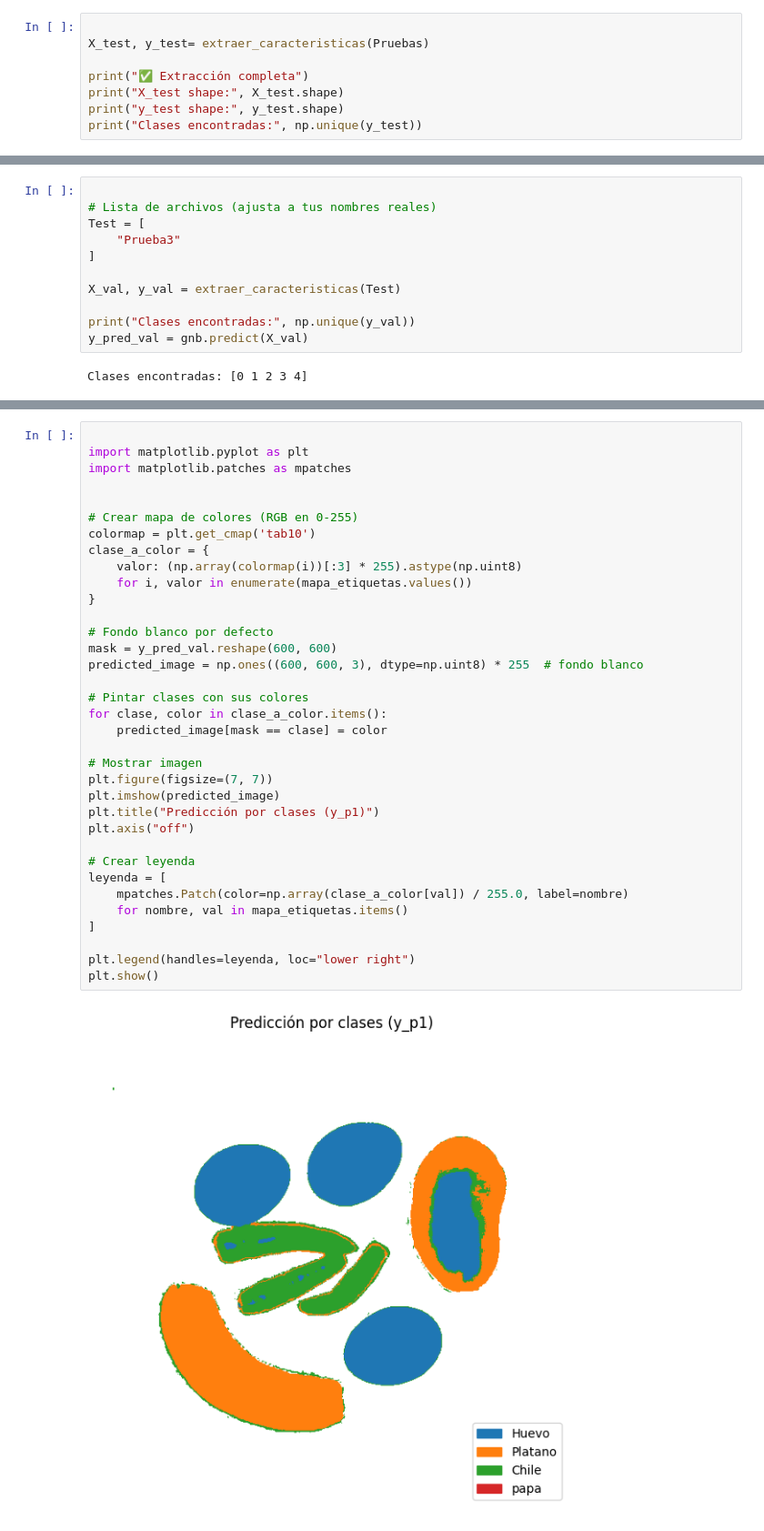
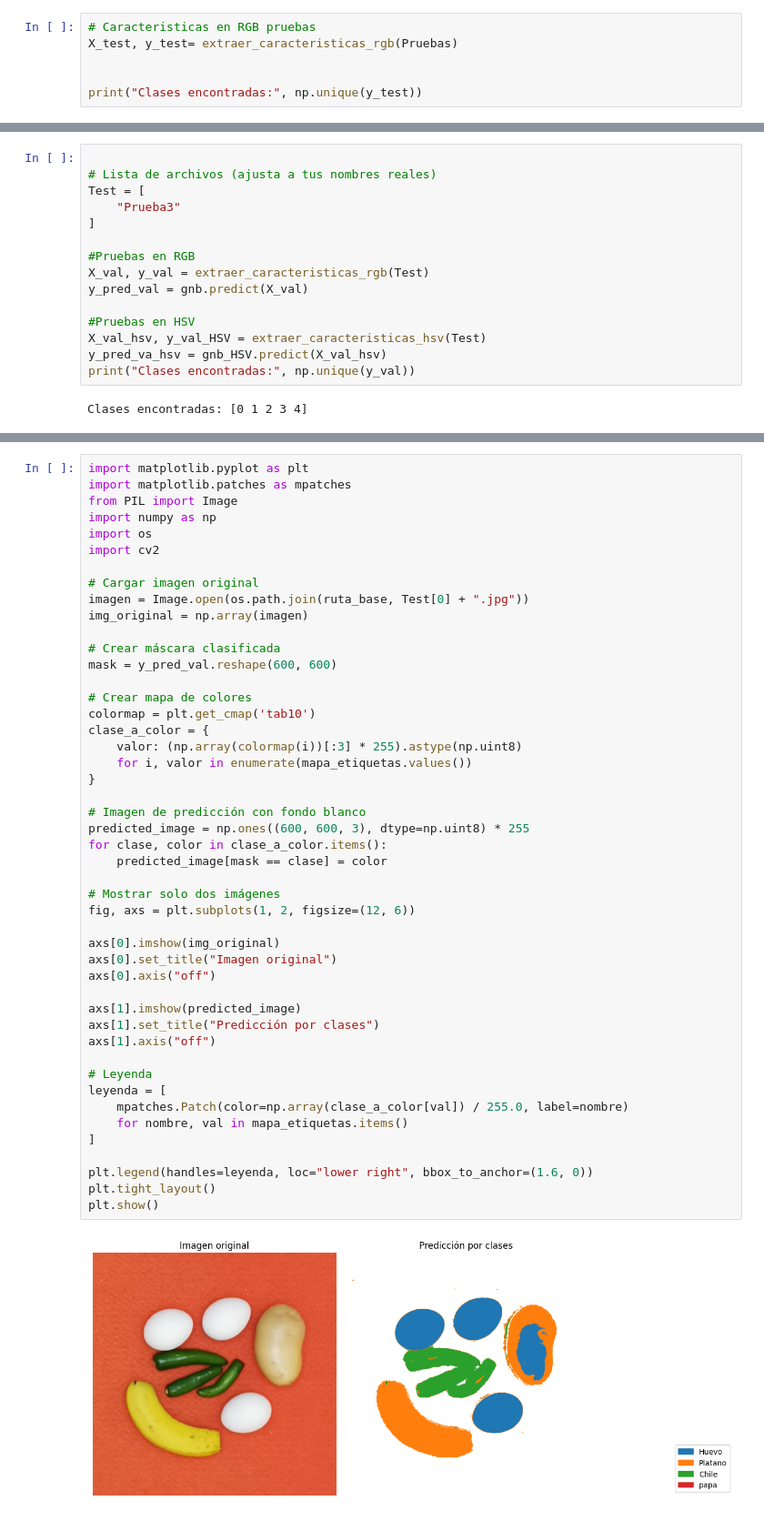
Before and after one commit to Leocdmx/Vision-computacional, a Jupyter notebook: Practica Clasificador Bayesiano/Practica.ipynb, the cells around one changed output, grey strips where cells are left out. Shown at 91% size. Drawn from its saved outputs; the diff is of its cells as text.

```diff
--- a/Practica Clasificador Bayesiano/Practica.ipynb
+++ b/Practica Clasificador Bayesiano/Practica.ipynb
@@ -82,10 +104,8 @@ y_train shape: (1440000,)
 Clases encontradas: [0 1 2 3]
 # %%
+# Caracteristicas en RGB pruebas
+X_test, y_test= extraer_caracteristicas_rgb(Pruebas)
 
-X_test, y_test= extraer_caracteristicas(Pruebas)
 
-print("✅ Extracción completa")
-print("X_test shape:", X_test.shape)
-print("y_test shape:", y_test.shape)
 print("Clases encontradas:", np.unique(y_test))
 # %% [output]
@@ -159,9 +214,13 @@ Test = [
     "Prueba3"
 ]
 
-X_val, y_val = extraer_caracteristicas(Test)
+#Pruebas en RGB
+X_val, y_val = extraer_caracteristicas_rgb(Test)
+y_pred_val = gnb.predict(X_val)
 
+#Pruebas en HSV
+X_val_hsv, y_val_HSV = extraer_caracteristicas_hsv(Test)
+y_pred_va_hsv = gnb_HSV.predict(X_val_hsv)
 print("Clases encontradas:", np.unique(y_val))
-y_pred_val = gnb.predict(X_val)
 # %% [output]
 Clases encontradas: [0 1 2 3 4]
@@ -180,37 +227,49 @@ Ancho: 600 px, Alto: 600 px
 # %%
-
 import matplotlib.pyplot as plt
 import matplotlib.patches as mpatches
+from PIL import Image
+import numpy as np
+import os
+import cv2
 
+# Cargar imagen original
+imagen = Image.open(os.path.join(ruta_base, Test[0] + ".jpg"))
+img_original = np.array(imagen)
 
-# Crear mapa de colores (RGB en 0-255)
+# Crear máscara clasificada
+mask = y_pred_val.reshape(600, 600)
+
+# Crear mapa de colores
 colormap = plt.get_cmap('tab10')
 clase_a_color = {
     valor: (np.array(colormap(i))[:3] * 255).astype(np.uint8)
     for i, valor in enumerate(mapa_etiquetas.values())
 }
 
-# Fondo blanco por defecto
-mask = y_pred_val.reshape(600, 600)
-predicted_image = np.ones((600, 600, 3), dtype=np.uint8) * 255  # fondo blanco
-
-# Pintar clases con sus colores
+# Imagen de predicción con fondo blanco
+predicted_image = np.ones((600, 600, 3), dtype=np.uint8) * 255
 for clase, color in clase_a_color.items():
     predicted_image[mask == clase] = color
 
-# Mostrar imagen
-plt.figure(figsize=(7, 7))
-plt.imshow(predicted_image)
-plt.title("Predicción por clases (y_p1)")
-plt.axis("off")
+# Mostrar solo dos imágenes
+fig, axs = plt.subplots(1, 2, figsize=(12, 6))
 
-# Crear leyenda
+axs[0].imshow(img_original)
+axs[0].set_title("Imagen original")
+axs[0].axis("off")
+
+axs[1].imshow(predicted_image)
+axs[1].set_title("Predicción por clases")
+axs[1].axis("off")
+
+# Leyenda
 leyenda = [
     mpatches.Patch(color=np.array(clase_a_color[val]) / 255.0, label=nombre)
     for nombre, val in mapa_etiquetas.items()
 ]
 
-plt.legend(handles=leyenda, loc="lower right")
+plt.legend(handles=leyenda, loc="lower right", bbox_to_anchor=(1.6, 0))
+plt.tight_layout()
 plt.show()
 # %% [output]
-[figure, old version]
+[figure, new version]
```
Also changed, not shown: parts of 16 cells of this notebook.
